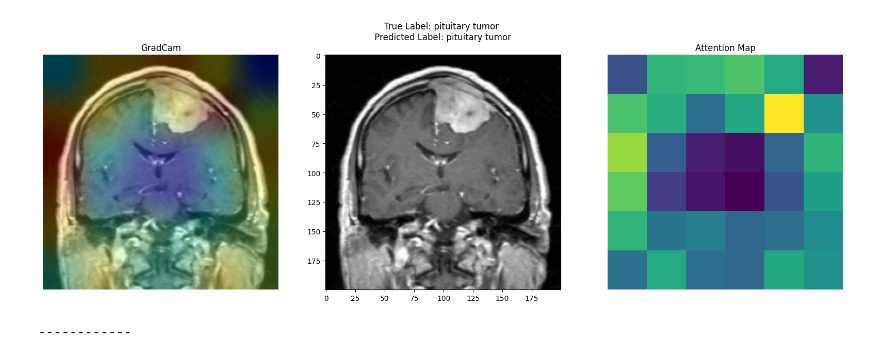
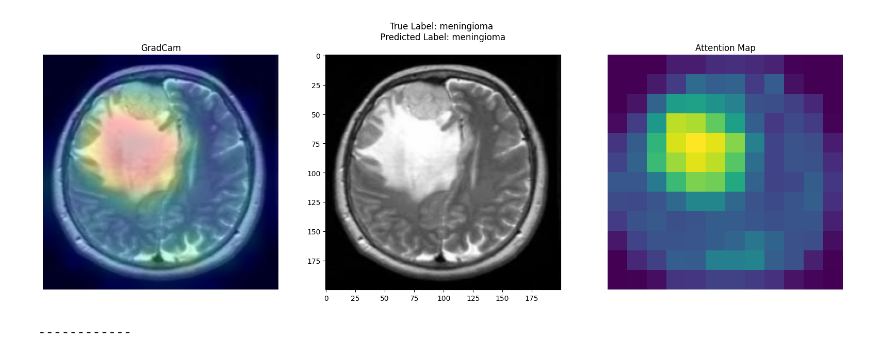
Before and after one commit to WU-HAOTIAN34/Comparative-Analysis-of-Artificial-Intelligence-for-Predicting-Brain-Tumors, a Jupyter notebook: Gradcam/Visualization.ipynb, the cells around one changed output. Saved outputs shown, nothing was run; the diff lists cells and outputs as text; code cells hidden in the pictures.

```diff
--- a/Gradcam/Visualization.ipynb
+++ b/Gradcam/Visualization.ipynb
@@ -9,9 +9,9 @@ from tensorflow.keras import backend as K
 # %%
 #activation_8
-model = load_model('/root/autodl-tmp/DenseNet121/model-DenseNet121-2-09723.h5')
-last_layer_name = 'conv5_block16_concat'
-path = '/root/autodl-tmp/dataset/Br35H+SARTAJ+figshare/original/Testing/meningioma/Te-me_0054.jpg'
+model = load_model('/root/autodl-tmp/system/model/proposed.h5')
+last_layer_name = 'multiply_2'
+path = '/root/autodl-tmp/dataset/Br35H+SARTAJ+figshare/original/Testing/meningioma/Te-me_0036.jpg'
 size = (200,200)
-size2 = 6
+size2 = 12
 sove_plots(path, size, model, last_layer_name, size2)
 # %% [output]
@@ -21,4 +20,4 @@ WARNING:tensorflow:5 out of the last 5 calls to <function Model.make_predict_fun
-[figure, old version]
+[figure, new version]
 ------------
 # %%
 
```
Also changed, not shown: parts of 6 cells of this notebook, 1 other file.
